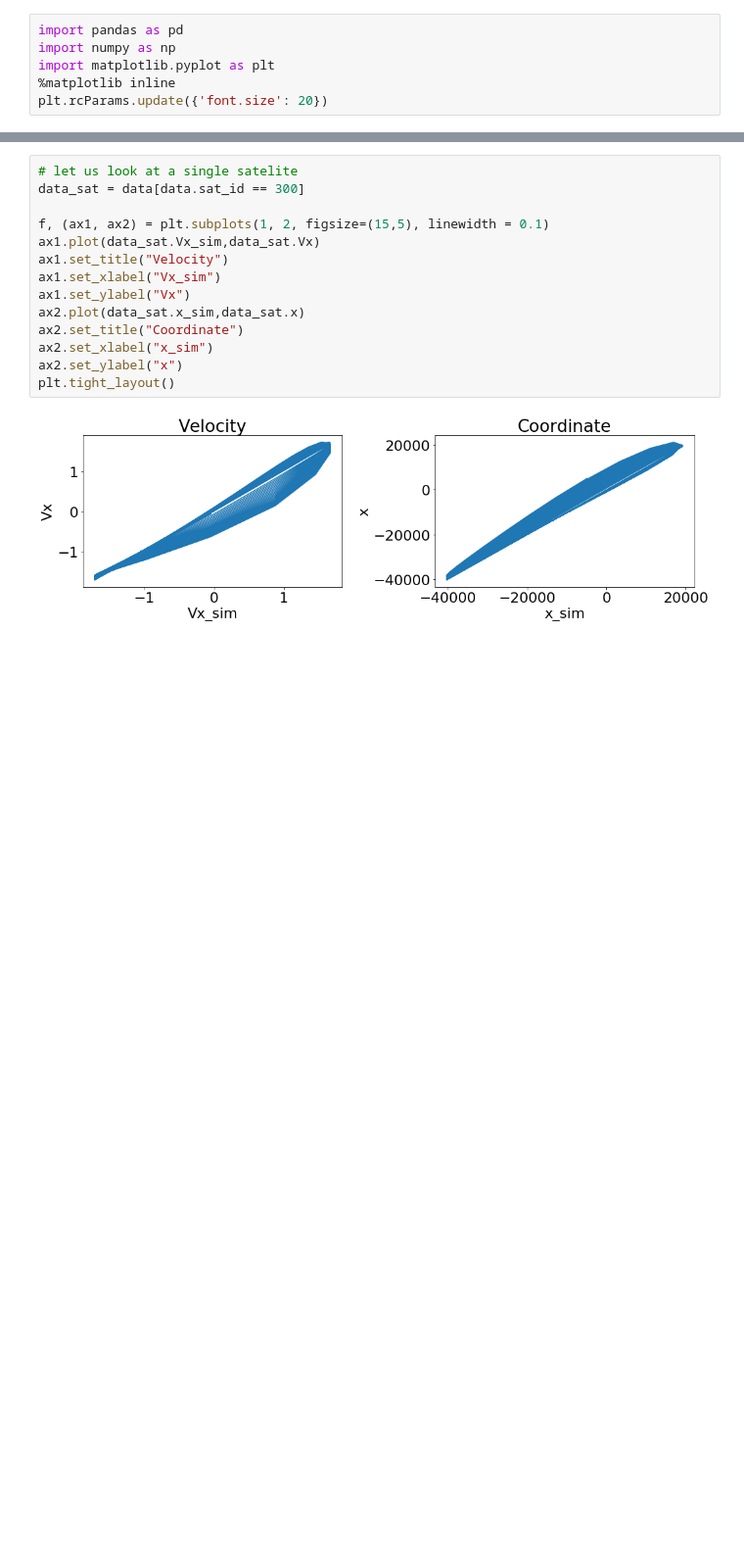
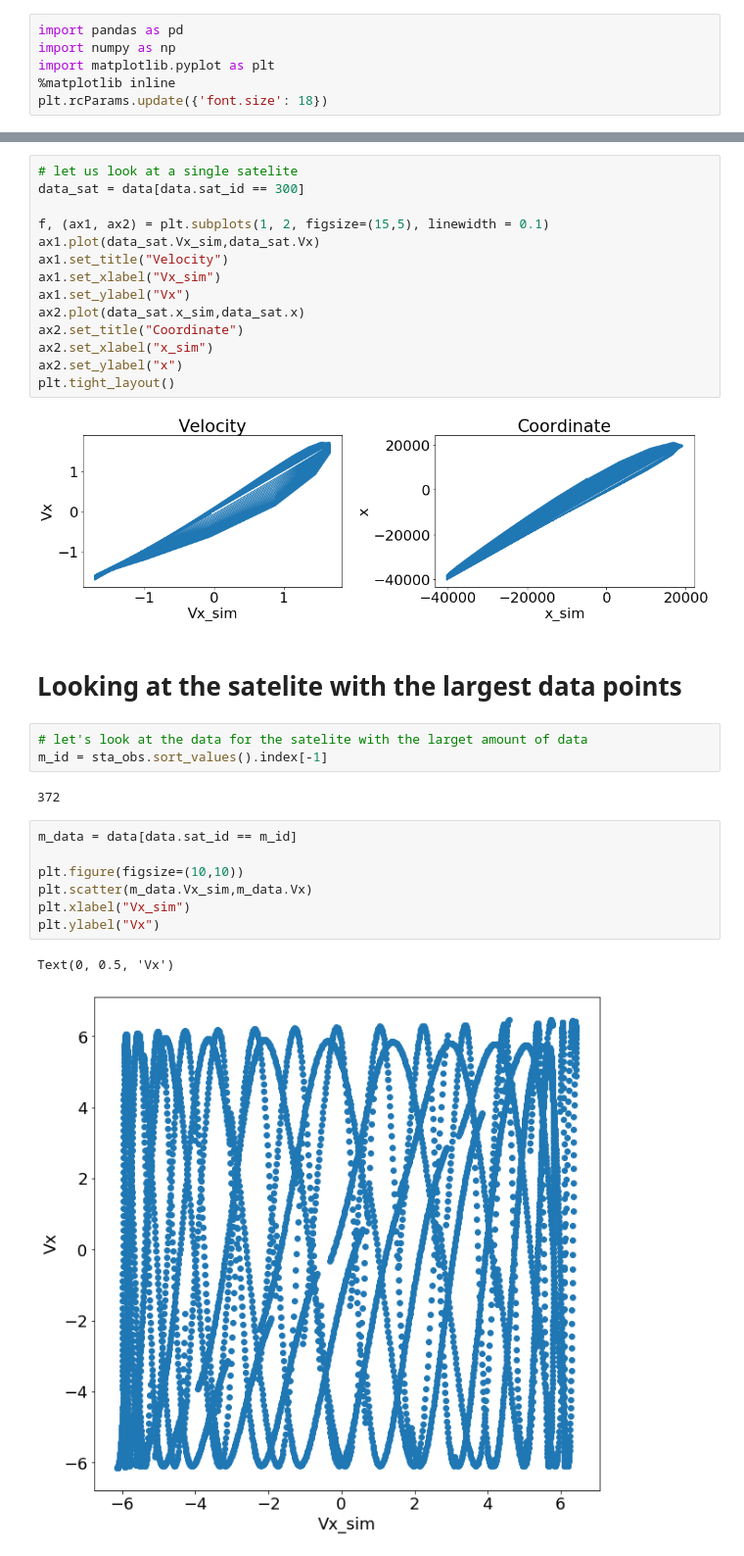
Before and after one commit to Mixanik-43/IDAO-2020, a Jupyter notebook: EDA_Tanya.ipynb, the cells around one changed output, grey strips where cells are left out. Shown: that part at 98% size. Saved outputs shown, nothing was run; the diff lists cells and outputs as text; blank space fills up the shorter version.

```diff
--- a/EDA_Tanya.ipynb
+++ b/EDA_Tanya.ipynb
@@ -3,7 +3,7 @@ import pandas as pd
 import numpy as np
 import matplotlib.pyplot as plt
 %matplotlib inline
-plt.rcParams.update({'font.size': 20})
+plt.rcParams.update({'font.size': 18})
 # %% [markdown]
 ## Summary
 
@@ -103,3 +103,20 @@ ax2.set_ylabel("x")
 plt.tight_layout()
 # %% [output]
 [figure]
+# %% [markdown]
+# Looking at the satelite with the largest data points
+# %%
+# let's look at the data for the satelite with the larget amount of data
+m_id = sta_obs.sort_values().index[-1]
+# %% [output]
+372
+# %%
+m_data = data[data.sat_id == m_id]
+
+plt.figure(figsize=(10,10))
+plt.scatter(m_data.Vx_sim,m_data.Vx)
+plt.xlabel("Vx_sim")
+plt.ylabel("Vx")
+# %% [output]
+Text(0, 0.5, 'Vx')
+[figure, added]
```
Also changed, not shown: parts of 8 cells of this notebook.
